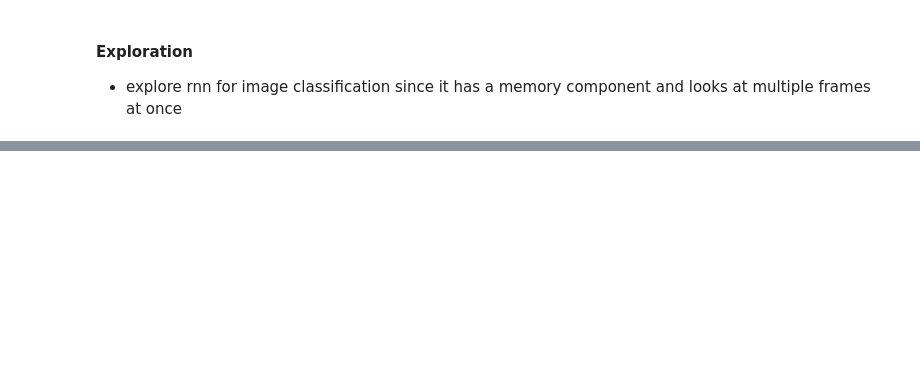
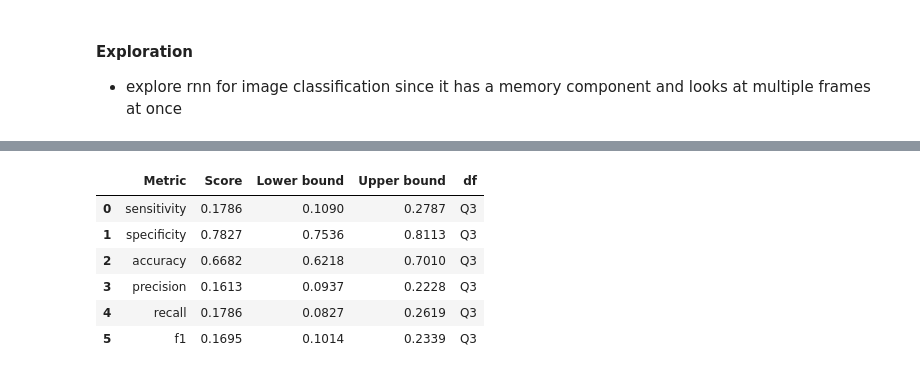
Before and after one commit to guiga004/mask-detection, a Jupyter notebook: mask-detection.ipynb, the cells around one changed output, grey strips where cells are left out. Saved outputs shown, nothing was run; the diff lists cells and outputs as text; code cells hidden in the pictures; blank space fills up the shorter version.

```diff
--- a/mask-detection.ipynb
+++ b/mask-detection.ipynb
@@ -258,0 +283,12 @@ plt.show()
+# %%
+metrics_df_q3 = get_bootstrapping_ci(df_q3)
+metrics_df_q3['df'] = 'Q3'
+metrics_df_q3
+# %% [output]
+|  | Metric | Score | Lower bound | Upper bound | df |
+| 0 | sensitivity | 0.1786 | 0.1090 | 0.2787 | Q3 |
+| 1 | specificity | 0.7827 | 0.7536 | 0.8113 | Q3 |
+| 2 | accuracy | 0.6682 | 0.6218 | 0.7010 | Q3 |
+| 3 | precision | 0.1613 | 0.0937 | 0.2228 | Q3 |
+| 4 | recall | 0.1786 | 0.0827 | 0.2619 | Q3 |
+| 5 | f1 | 0.1695 | 0.1014 | 0.2339 | Q3 |
```
Also changed, not shown: parts of 30 cells of this notebook.
